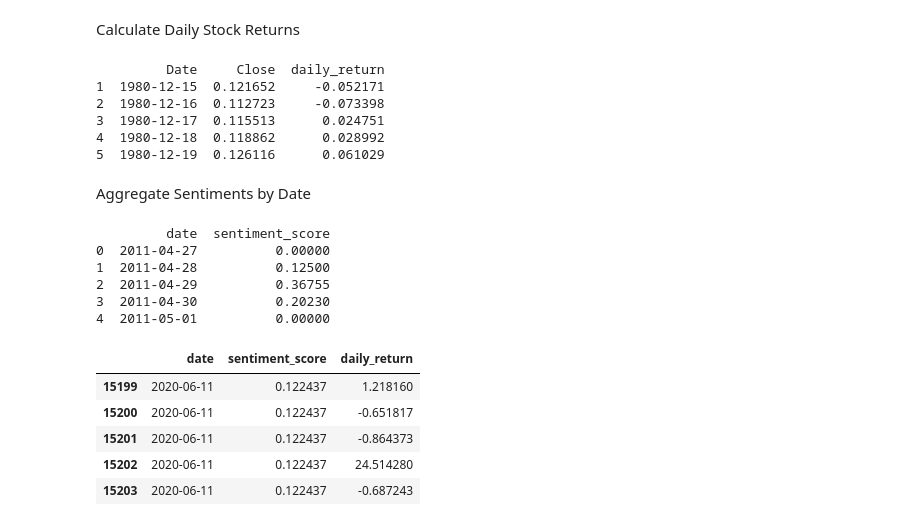
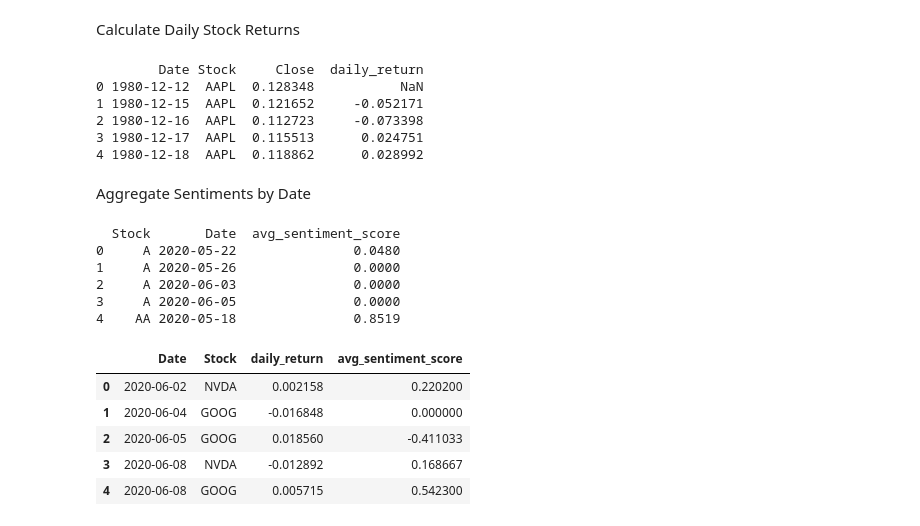
Before and after one commit to AregawiF/financial-news-sentiment-analysis, a Jupyter notebook: notebooks/Correlation_analysis.ipynb, the cells around one changed output. Saved outputs shown, nothing was run; the diff lists cells and outputs as text; code cells hidden in the pictures.

```diff
--- a/notebooks/Correlation_analysis.ipynb
+++ b/notebooks/Correlation_analysis.ipynb
@@ -66,11 +68,12 @@ df_stock.head(2)
 # %% [markdown]
 Normalizing dates
 # %%
-# Ensure 'date' in news dataset is in datetime format and normalized to date only
-df_news['date'] = pd.to_datetime(df_news['date']).dt.date
+# Convert df_stock 'Date' column to datetime
+df_stock['Date'] = pd.to_datetime(df_stock['Date'])
 
-# Ensure 'Date' in stock dataset is in datetime format and normalized to date only
-df_stock['Date'] = pd.to_datetime(df_stock['Date']).dt.date
+# Convert df_news 'date' column to datetime and remove timezone info
+df_news['date'] = pd.to_datetime(df_news['date'])
+
 
 # Display the first few rows of both datasets
 print(df_news[['date', 'headline']].head())
@@ -93,52 +96,46 @@ Calculate Daily Stock Returns
 # %%
 # Ensure stock data is sorted by date
 df_stock = df_stock.sort_values(by='Date')
+df_stock['daily_return'] = df_stock.groupby('Stock')['Close'].pct_change()
 
-# Calculate daily returns as percentage change in closing prices
-df_stock['daily_return'] = df_stock['Close'].pct_change()
-
-# Drop the first row since it will have a NaN daily return
-df_stock.dropna(subset=['daily_return'], inplace=True)
-
-# Display the data with daily returns
-print(df_stock[['Date', 'Close', 'daily_return']].head())
+print(df_stock[['Date', 'Stock', 'Close', 'daily_return']].head())
 # %% [output]
-         Date     Close  daily_return
-1  1980-12-15  0.121652     -0.052171
-2  1980-12-16  0.112723     -0.073398
-3  1980-12-17  0.115513      0.024751
-4  1980-12-18  0.118862      0.028992
-5  1980-12-19  0.126116      0.061029
+        Date Stock     Close  daily_return
+0 1980-12-12  AAPL  0.128348           NaN
+1 1980-12-15  AAPL  0.121652     -0.052171
+2 1980-12-16  AAPL  0.112723     -0.073398
+3 1980-12-17  AAPL  0.115513      0.024751
+4 1980-12-18  AAPL  0.118862      0.028992
 # %% [markdown]
 Aggregate Sentiments by Date
 # %%
 # Group by date and calculate the average sentiment score
-df_daily_sentiment = df_news.groupby('date')['sentiment_score'].mean().reset_index()
+df_news_daily_sentiment = df_news.groupby(['stock', df_news['date'].dt.date])['sentiment_score'].mean().reset_index()
+df_news_daily_sentiment.rename(columns={'date': 'Date', 'stock': 'Stock', 'sentiment_score': 'avg_sentiment_score'}, inplace=True)
+
+df_news_daily_sentiment['Date'] = pd.to_datetime(df_news_daily_sentiment['Date'])
 
 # Display the aggregated sentiment scores
-print(df_daily_sentiment.head())
+print(df_news_daily_sentiment.head())
 # %% [output]
-         date  sentiment_score
-0  2011-04-27          0.00000
-1  2011-04-28          0.12500
-2  2011-04-29          0.36755
-3  2011-04-30          0.20230
-4  2011-05-01          0.00000
+  Stock       Date  avg_sentiment_score
+0     A 2020-05-22               0.0480
+1     A 2020-05-26               0.0000
+2     A 2020-06-03               0.0000
+3     A 2020-06-05               0.0000
+4    AA 2020-05-18               0.8519
 # %%
-# Merge the datasets on date
-merged_df = pd.merge(df_daily_sentiment, df_stock[['Date', 'daily_return']],
-                     left_on='date', right_on='Date')
+merged_df = pd.merge(df_stock[['Date', 'Stock', 'daily_return']], df_news_daily_sentiment[['Date', 'Stock', 'avg_sentiment_score']], on=['Date', 'Stock'], how='inner')
 
-# Drop unnecessary 'Date' column and rows with missing values
-merged_df.drop(columns=['Date'], inplace=True)
-merged_df.dropna(inplace=True)
+# Drop rows with missing values (if any)
+merged_df = merged_df.dropna(subset=['daily_return', 'avg_sentiment_score'])
 
-# Display the merged dataset
-merged_df.tail()
+# Verify the merged dataset
+merged_df.head()
 # %% [output]
-|  | date | sentiment_score | daily_return |
-| 15199 | 2020-06-11 | 0.122437 | 1.218160 |
-| 15200 | 2020-06-11 | 0.122437 | -0.651817 |
-| 15201 | 2020-06-11 | 0.122437 | -0.864373 |
-| 15202 | 2020-06-11 | 0.122437 | 24.514280 |
-| 15203 | 2020-06-11 | 0.122437 | -0.687243 |
+|  | Date | Stock | daily_return | avg_sentiment_score |
+| 0 | 2020-06-02 | NVDA | 0.002158 | 0.220200 |
+| 1 | 2020-06-04 | GOOG | -0.016848 | 0.000000 |
+| 2 | 2020-06-05 | GOOG | 0.018560 | -0.411033 |
+| 3 | 2020-06-08 | NVDA | -0.012892 | 0.168667 |
+| 4 | 2020-06-08 | GOOG | 0.005715 | 0.542300 |
```
Also changed, not shown: parts of 7 cells of this notebook.
